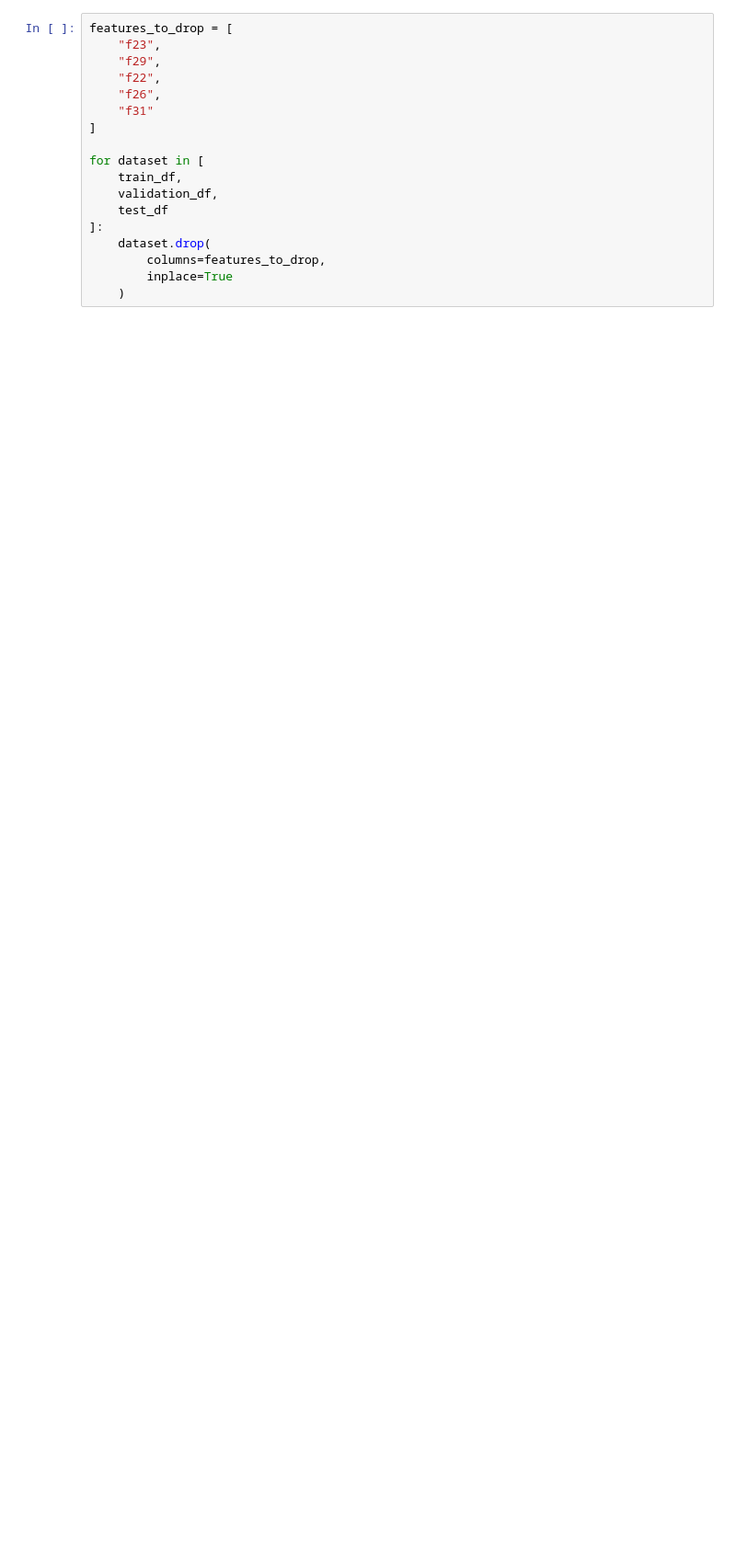
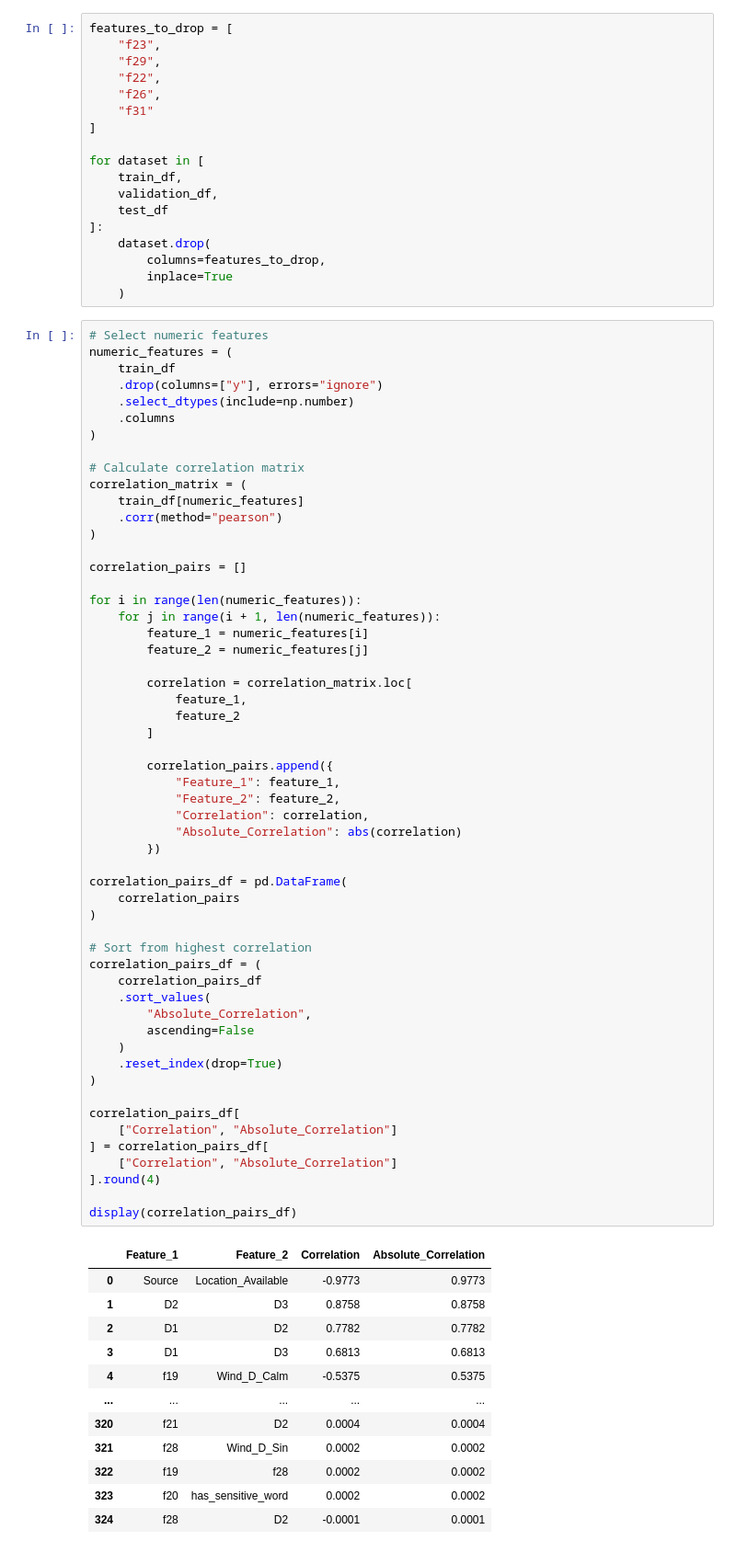
Before and after one commit to SepehrGhorashi/us-accident-severity-prediction, a Jupyter notebook: 03_feature_engineering.ipynb, the cells around one changed output. Shown at 92% size. Drawn from its saved outputs; the diff is of its cells as text; blank space fills up the shorter version.

```diff
--- a/03_feature_engineering.ipynb
+++ b/03_feature_engineering.ipynb
@@ -1019,3 +1012,71 @@ for dataset in [
         columns=features_to_drop,
         inplace=True
     )
+# %%
+# Select numeric features
+numeric_features = (
+    train_df
+    .drop(columns=["y"], errors="ignore")
+    .select_dtypes(include=np.number)
+    .columns
+)
+
+# Calculate correlation matrix
+correlation_matrix = (
+    train_df[numeric_features]
+    .corr(method="pearson")
+)
+
+correlation_pairs = []
+
+for i in range(len(numeric_features)):
+    for j in range(i + 1, len(numeric_features)):
+        feature_1 = numeric_features[i]
+        feature_2 = numeric_features[j]
+
+        correlation = correlation_matrix.loc[
+            feature_1,
+            feature_2
+        ]
+
+        correlation_pairs.append({
+            "Feature_1": feature_1,
+            "Feature_2": feature_2,
+            "Correlation": correlation,
+            "Absolute_Correlation": abs(correlation)
+        })
+
+correlation_pairs_df = pd.DataFrame(
+    correlation_pairs
+)
+
+# Sort from highest correlation
+correlation_pairs_df = (
+    correlation_pairs_df
+    .sort_values(
+        "Absolute_Correlation",
+        ascending=False
+    )
+    .reset_index(drop=True)
+)
+
+correlation_pairs_df[
+    ["Correlation", "Absolute_Correlation"]
+] = correlation_pairs_df[
+    ["Correlation", "Absolute_Correlation"]
+].round(4)
+
+display(correlation_pairs_df)
+# %% [output]
+|  | Feature_1 | Feature_2 | Correlation | Absolute_Correlation |
+| 0 | Source | Location_Available | -0.9773 | 0.9773 |
+| 1 | D2 | D3 | 0.8758 | 0.8758 |
+| 2 | D1 | D2 | 0.7782 | 0.7782 |
+| 3 | D1 | D3 | 0.6813 | 0.6813 |
+| 4 | f19 | Wind_D_Calm | -0.5375 | 0.5375 |
+| ... | ... | ... | ... | ... |
+| 320 | f21 | D2 | 0.0004 | 0.0004 |
+| 321 | f28 | Wind_D_Sin | 0.0002 | 0.0002 |
+| 322 | f19 | f28 | 0.0002 | 0.0002 |
+| 323 | f20 | has_sensitive_word | 0.0002 | 0.0002 |
+| 324 | f28 | D2 | -0.0001 | 0.0001 |
```
Also changed, not shown: parts of 8 cells of this notebook.
